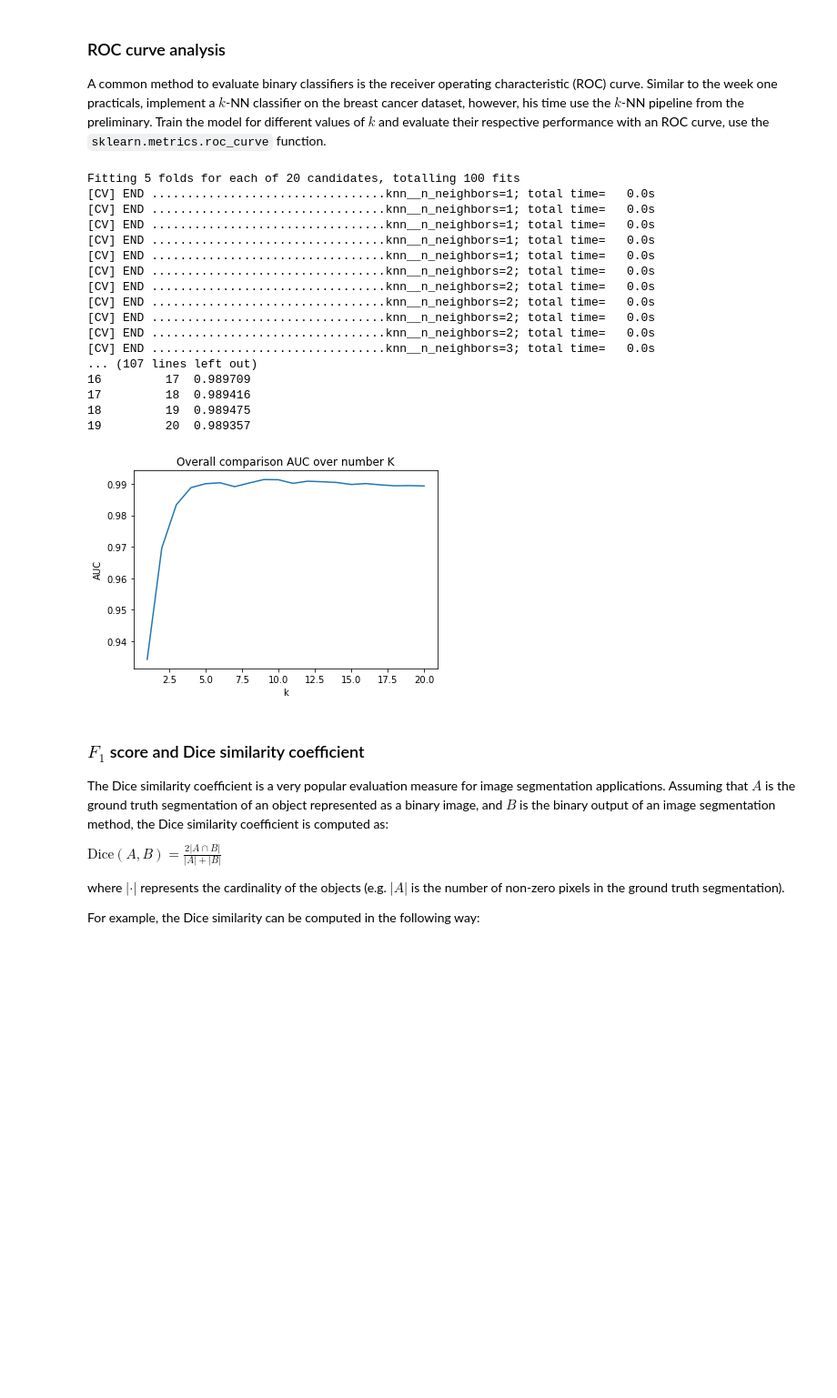
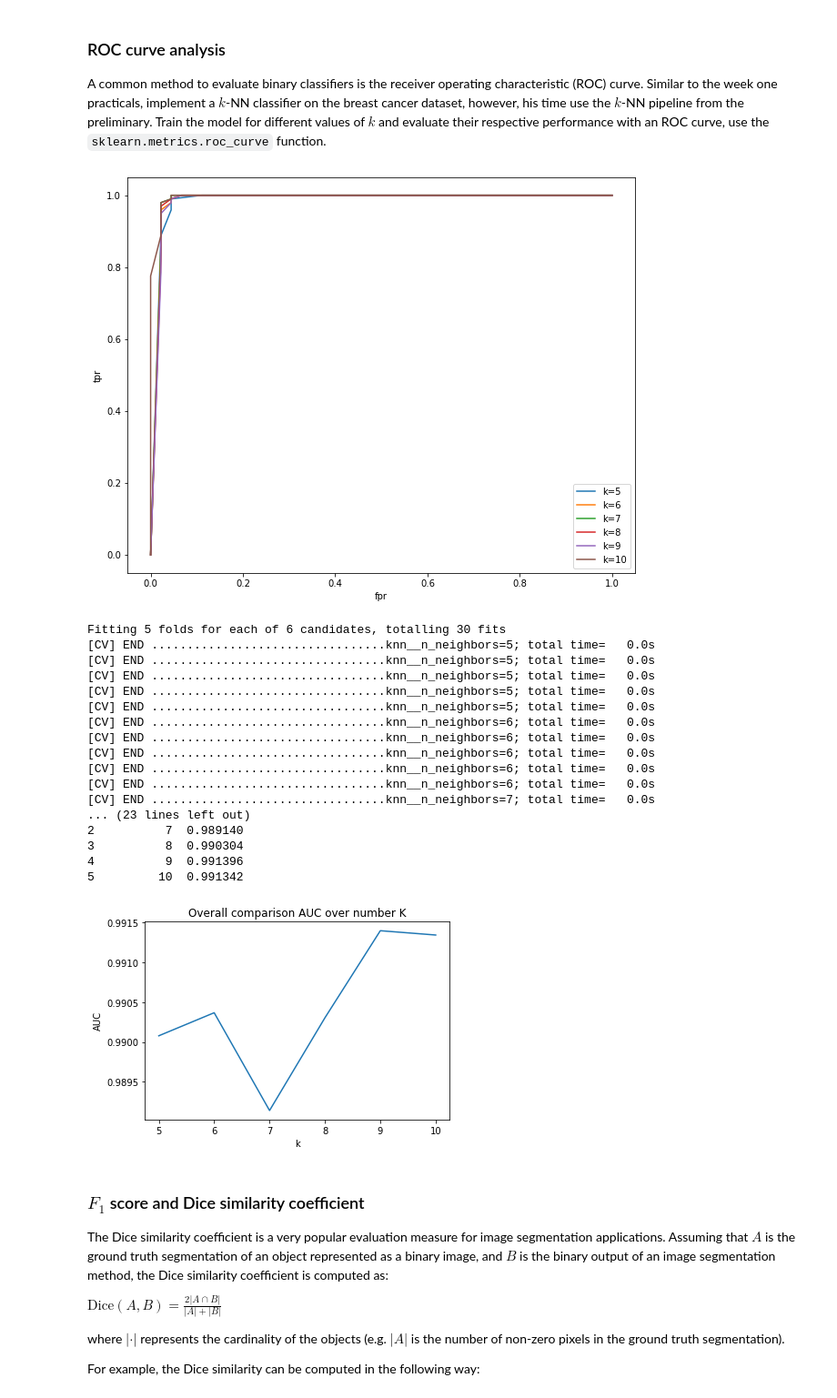
Before and after one commit to SanderBergman02/8dm50-machine-learning, a Jupyter notebook: practicals/week_2_q2q3q4.ipynb, the cells around one changed output. Shown at 91% size. Drawn from its saved outputs; the diff is of its cells as text; code cells hidden in the pictures; blank space fills up the shorter version.

```diff
--- a/practicals/week_2_q2q3q4.ipynb
+++ b/practicals/week_2_q2q3q4.ipynb
@@ -350,70 +353,92 @@ plt.show()
 A common method to evaluate binary classifiers is the receiver operating characteristic (ROC) curve. Similar to the week one practicals, implement a $k$-NN classifier on the breast cancer dataset, however, his time use the $k$-NN pipeline from the preliminary. Train the model for different values of $k$ and evaluate their respective performance with an ROC curve, use the `sklearn.metrics.roc_curve` function.
 # %%
 from sklearn.pipeline import Pipeline
+from sklearn.metrics import roc_curve
 breast_cancer = datasets.load_breast_cancer()
 X_breast_cancer = breast_cancer.data
 y_breast_cancer = breast_cancer.target
 X_train, X_test, y_train, y_test = train_test_split(X_breast_cancer, y_breast_cancer, random_state=40)
 
-neighbours = np.zeros(1)
+
+# min max range
+min_neighbours = 5
+max_neighbours = 10
 
 
-min_neighbours = 1
-max_neighbours = 20
+#initialize figure for looped plotting
+plt.figure(figsize = (10,8))
+
+for k in range(min_neighbours, max_neighbours+1):
 
 
+    knn = neighbors.KNeighborsClassifier(n_neighbors = k)
+    model = Pipeline([("scaler", StandardScaler()),
+                     ("knn", knn)])
+    model.fit(X_train, y_train)
+    y_pred = model.predict_proba(X_test)[:,1] # predict_proba explores all thresholds and not just 0.5
+
+
+    fpr, tpr, threshold = roc_curve(y_test, y_pred)
+
+
+    plt.plot(fpr, tpr, label=f'k={k}')
+plt.xlabel("fpr")
+plt.ylabel("tpr")
+plt.legend()
+plt.show()
+
+
+
+
+### Overall comparison AUC to k
+
 knn = neighbors.KNeighborsClassifier()
-#PipeL = Pipeline([('poly', PolynomialFeatures(include_bias=False)), ('scaler', StandardScaler()), ('model', LinearRegression())])
 model = Pipeline([
                  ("scaler", StandardScaler()),
                  ("knn", knn)
                 ])
 param_grid = {'knn__n_neighbors': list(range(min_neighbours, max_neighbours+1))}
 grid_search = GridSearchCV(estimator=model, param_grid=param_grid, scoring = 'roc_auc', cv=5, refit=True, verbose=2, return_train_score=True)
 grid_search.fit(X_train, y_train)
 
-# train the model using the training dataset
-#model.fit(X_train, y_train)
-
-# make predictions using the testing dataset
+# prediction with grid_search
 prediction = grid_search.predict(X_test)
 
 best_params = grid_search.best_params_
 print("best parameters: ", best_params)
 
 grid_search_results = grid_search.cv_results_
 
-#print(grid_search_results)
+# store in DF for plotting
 df = pd.DataFrame({'NNeighbors': grid_search_results['param_knn__n_neighbors'], 'ROC_AUC': grid_search_results['mean_test_score']})
 print(df)
 
 plt.figure()
 plt.plot(df['NNeighbors'], df['ROC_AUC'])
 plt.xlabel('k')
 plt.ylabel('AUC')
 plt.title('Overall comparison AUC over number K')
 plt.show()
-
-#for k in list(range(min_neighbours, max_neighbours+1)):
 # %% [output]
+[figure, new version]
-Fitting 5 folds for each of 20 candidates, totalling 100 fits
-[CV] END .................................knn__n_neighbors=1; total time=   0.0s
-[CV] END .................................knn__n_neighbors=1; total time=   0.0s
-[CV] END .................................knn__n_neighbors=1; total time=   0.0s
-[CV] END .................................knn__n_neighbors=1; total time=   0.0s
-[CV] END .................................knn__n_neighbors=1; total time=   0.0s
-[CV] END .................................knn__n_neighbors=2; total time=   0.0s
-[CV] END .................................knn__n_neighbors=2; total time=   0.0s
-[CV] END .................................knn__n_neighbors=2; total time=   0.0s
-[CV] END .................................knn__n_neighbors=2; total time=   0.0s
-[CV] END .................................knn__n_neighbors=2; total time=   0.0s
-[CV] END .................................knn__n_neighbors=3; total time=   0.0s
-... (107 lines left out)
-16         17  0.989709
-17         18  0.989416
-18         19  0.989475
-19         20  0.989357
+Fitting 5 folds for each of 6 candidates, totalling 30 fits
+[CV] END .................................knn__n_neighbors=5; total time=   0.0s
+[CV] END .................................knn__n_neighbors=5; total time=   0.0s
+[CV] END .................................knn__n_neighbors=5; total time=   0.0s
+[CV] END .................................knn__n_neighbors=5; total time=   0.0s
+[CV] END .................................knn__n_neighbors=5; total time=   0.0s
+[CV] END .................................knn__n_neighbors=6; total time=   0.0s
+[CV] END .................................knn__n_neighbors=6; total time=   0.0s
+[CV] END .................................knn__n_neighbors=6; total time=   0.0s
+[CV] END .................................knn__n_neighbors=6; total time=   0.0s
+[CV] END .................................knn__n_neighbors=6; total time=   0.0s
+[CV] END .................................knn__n_neighbors=7; total time=   0.0s
+... (23 lines left out)
+2          7  0.989140
+3          8  0.990304
+4          9  0.991396
+5         10  0.991342
-[figure, old version]
+[figure, added]
 # %% [markdown]
 ### $F_1$ score and Dice similarity coefficient
 
```
Also changed, not shown: parts of 5 cells of this notebook.
